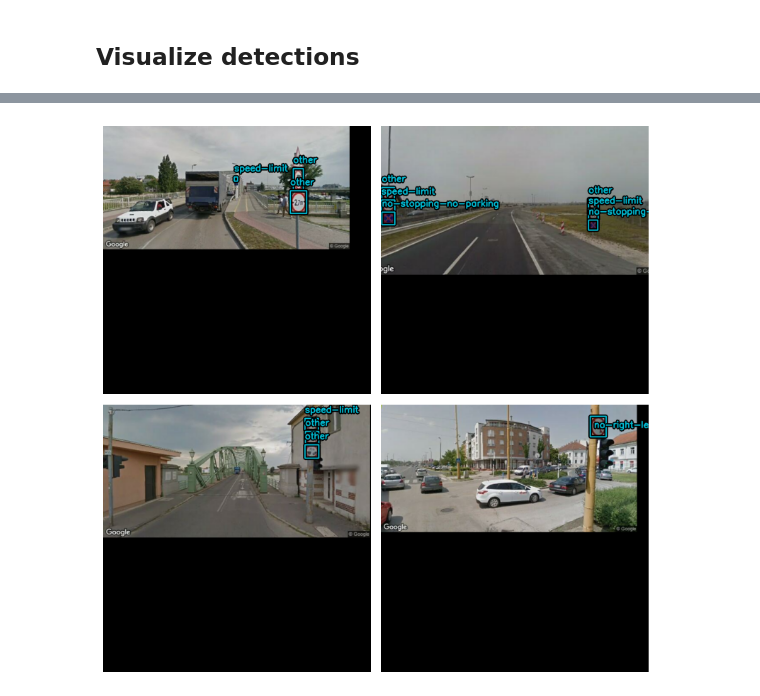
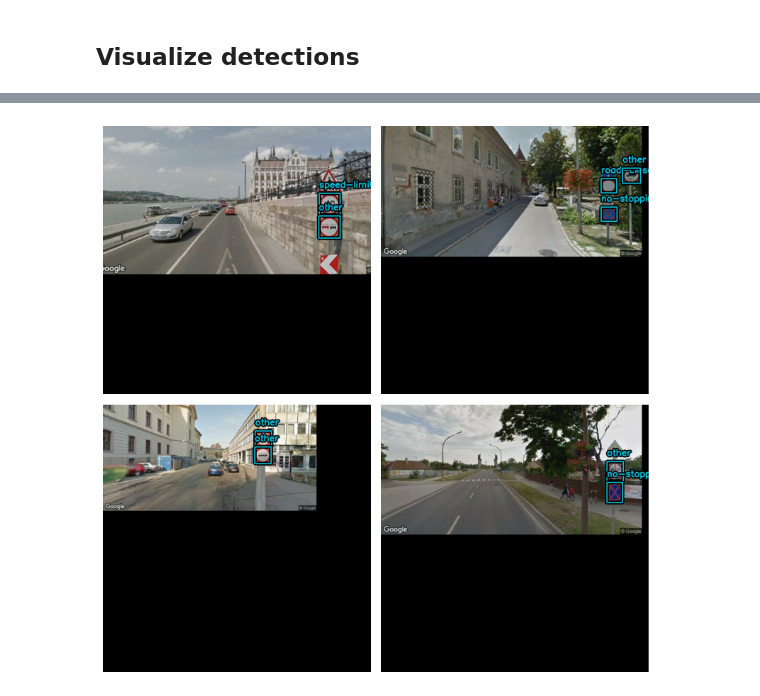
Before and after one commit to emmermarcell/AI-in-Data-Science-Data-Challenge, a Jupyter notebook: traffic-sign-recognition-with-kerascv.ipynb, the cells around one changed output, grey strips where cells are left out. Cells and saved outputs as stored; diff of their text form; code cells hidden in the pictures.

```diff
--- a/traffic-sign-recognition-with-kerascv.ipynb
+++ b/traffic-sign-recognition-with-kerascv.ipynb
@@ -220,3 +236,8 @@ val_ds = val_data.map(load_dataset, num_parallel_calls=tf.data.AUTOTUNE)
 val_ds = val_ds.shuffle(BATCH_SIZE * 4)
 val_ds = val_ds.ragged_batch(BATCH_SIZE, drop_remainder=True)
 val_ds = val_ds.map(resizing, num_parallel_calls=tf.data.AUTOTUNE)
+
+test_ds = test_data.map(load_dataset, num_parallel_calls=tf.data.AUTOTUNE)
+test_ds = test_ds.shuffle(BATCH_SIZE * 4)
+test_ds = test_ds.ragged_batch(BATCH_SIZE, drop_remainder=True)
+test_ds = test_ds.map(resizing, num_parallel_calls=tf.data.AUTOTUNE)
@@ -259,12 +282,15 @@ train_ds = train_ds.prefetch(tf.data.AUTOTUNE)
 
 val_ds = val_ds.map(dict_to_tuple, num_parallel_calls=tf.data.AUTOTUNE)
 val_ds = val_ds.prefetch(tf.data.AUTOTUNE)
+
+test_ds = test_ds.map(dict_to_tuple, num_parallel_calls=tf.data.AUTOTUNE)
+test_ds = test_ds.prefetch(tf.data.AUTOTUNE)
 # %% [markdown]
 # Implementing the YOLOv8 model in Keras
 # %%
 backbone = keras_cv.models.YOLOV8Backbone.from_preset(
     "yolo_v8_s_backbone_coco"
-)
+)    # A small YOLOV8 backbone with 5.09 million parameters. Ref: https://keras.io/api/keras_cv/models/backbones/yolo_v8/
 
 yolo = keras_cv.models.YOLOV8Detector(
     backbone=backbone,
@@ -279,7 +305,9 @@ optimizer = Adam(
 )
 
 yolo.compile(
-    optimizer=optimizer, classification_loss="binary_crossentropy", box_loss="ciou"
+    optimizer=optimizer,
+    classification_loss="binary_crossentropy",
+    box_loss="ciou"
 )
 # %% [output]
 Downloading data from https://storage.googleapis.com/keras-cv/models/yolov8/coco/yolov8_s_backbone.h5
@@ -324,7 +352,7 @@ yolo.fit(
     train_ds,
     validation_data=val_ds,
     epochs=EPOCH,
-    #callbacks=[EvaluateCOCOMetricsCallback(val_ds, "model.h5")],
+    callbacks=[EvaluateCOCOMetricsCallback(val_ds, "model.h5")],
 )
 # %% [output]
 Epoch 1/100
@@ -366,6 +395,5 @@ def visualize_detections(model, dataset, bounding_box_format):
         class_mapping=class_mapping,
     )
 
-
-visualize_detections(yolo, dataset=val_ds, bounding_box_format="xyxy")
+visualize_detections(yolo, dataset=test_ds, bounding_box_format="xyxy")
 # %% [output]
@@ -373 +401 @@ visualize_detections(yolo, dataset=val_ds, bounding_box_format="xyxy")
-[figure, old version]
+[figure, new version]
```
Also changed, not shown: parts of 11 cells of this notebook.
